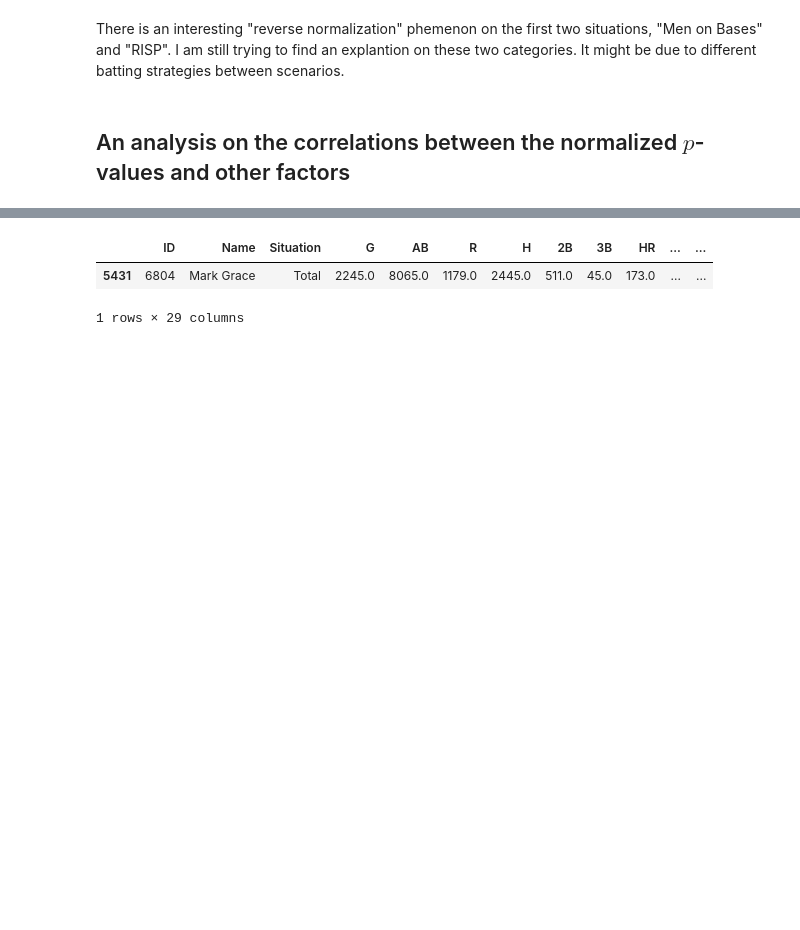
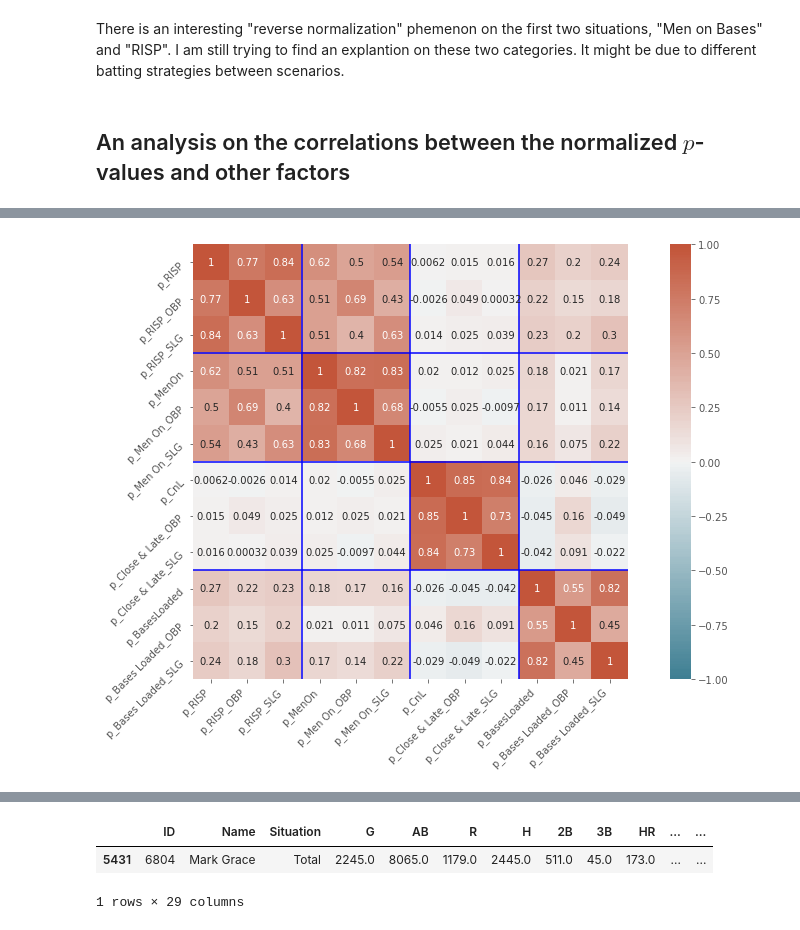
Before and after one commit to kiwymic/MLB-data-analysis, a Jupyter notebook: MLB career analysis.ipynb, the cells around one changed output, grey strips where cells are left out. Saved outputs shown, nothing was run; the diff lists cells and outputs as text; code cells hidden in the pictures; blank space fills up the shorter version.

```diff
--- a/MLB career analysis.ipynb
+++ b/MLB career analysis.ipynb
@@ -680,7 +675,7 @@ Found 2781 players with sufficient Bases Loaded data.
 4.976066574921839e-18 0.007107382844940056
 # %%
 len(p_situation_2)
-df_player_summary = df_player_summary.drop(["p_Men On_SLG", "p_RISP_SLG", "p_Close & Late_SLG", "p_Bases Loaded_SLG"], axis = 1);
+#df_player_summary = df_player_summary.drop(["p_Men On_SLG", "p_RISP_SLG", "p_Close & Late_SLG", "p_Bases Loaded_SLG"], axis = 1);
 df_player_summary
 # %% [output]
 |  | ID | Name | Situation | G | AB | R | H | 2B | 3B | HR | ... | ... |
@@ -706,0 +731,5 @@ TypeError: 'Index' object is not callable
+# %%
+corr = df_player_summary[["p_RISP", "p_RISP_OBP", "p_RISP_SLG", "p_MenOn", "p_Men On_OBP", "p_Men On_SLG",\
+                          "p_CnL", "p_Close & Late_OBP", "p_Close & Late_SLG",\
+                          "p_BasesLoaded", "p_Bases Loaded_OBP", "p_Bases Loaded_SLG"]].corr();
+corr
@@ -706,0 +750,13 @@ TypeError: 'Index' object is not callable
+# %%
+mask = np.triu(np.ones_like(corr)); # creating a upper triangular mask
+mask = np.zeros_like(corr);
+mask[np.triu_indices_from(mask)] = True;
+
+plt.figure(figsize=(15,8))
+ax = sns.heatmap(corr, vmin=-1, vmax=1, center=0, cmap=sns.diverging_palette(220, 20, n=200), square=True, annot=True);
+ax.set_xticklabels(ax.get_xticklabels(), rotation=45, horizontalalignment='right');
+ax.set_yticklabels(ax.get_yticklabels(), rotation=45, horizontalalignment='right');
+ax.hlines([3, 6, 9], *ax.get_xlim(), color = 'b');
+ax.vlines([3, 6, 9], *ax.get_xlim(), color = 'b');
+# %% [output]
+[figure, added]
```
Also changed, not shown: parts of 12 cells of this notebook.
